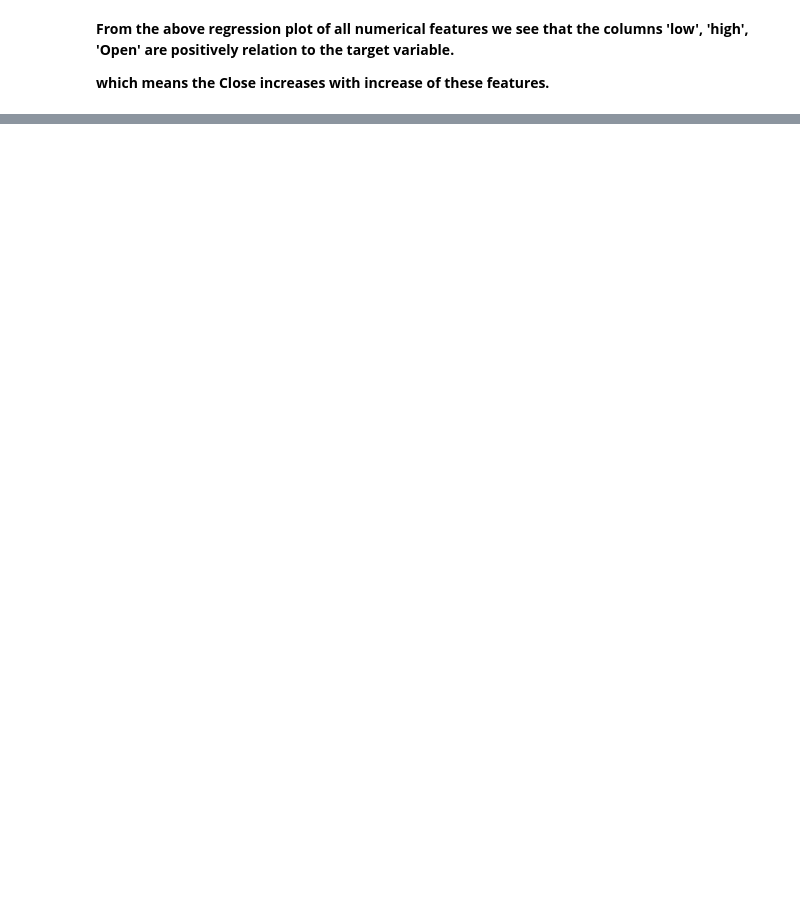
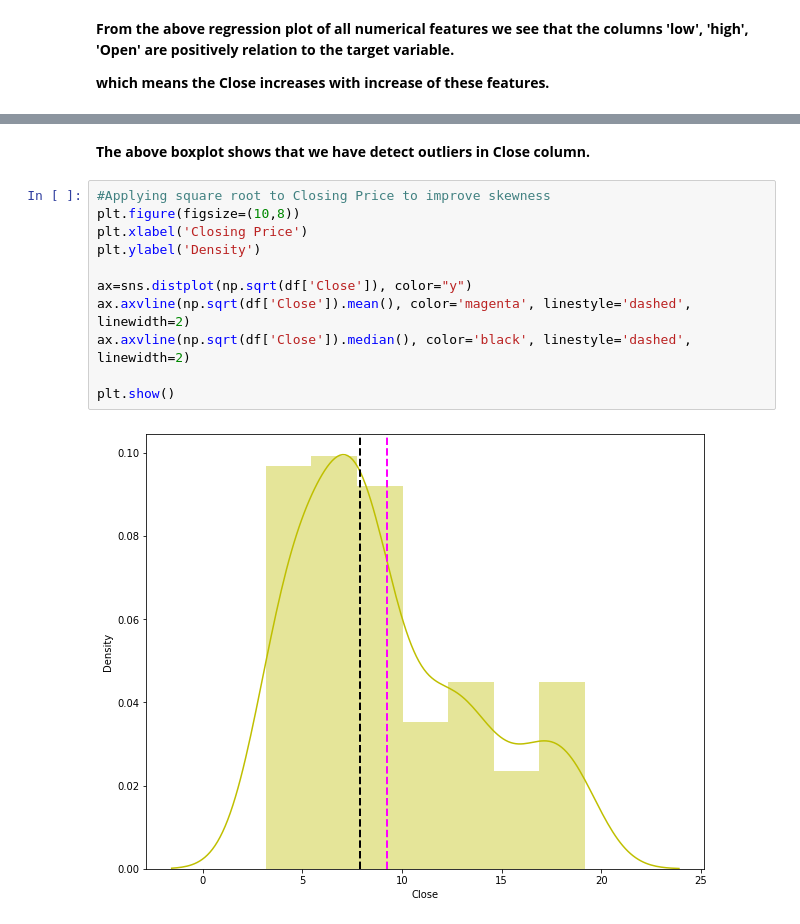
Before and after one commit to niteshgajakosh/yes-Bank-Stock-Closing_Price_Prediction, a Jupyter notebook: Yes_Bank_Stock_Closing_Price_Prediction.ipynb, the cells around one changed output, grey strips where cells are left out. Cells and saved outputs as stored; diff of their text form; blank space fills up the shorter version.

```diff
--- a/Yes_Bank_Stock_Closing_Price_Prediction.ipynb
+++ b/Yes_Bank_Stock_Closing_Price_Prediction.ipynb
@@ -388,0 +414,15 @@ for col in numerical_features:
+# %% [markdown]
+**The above boxplot shows that we have detect outliers in Close column.**
+# %%
+#Applying square root to Closing Price to improve skewness
+plt.figure(figsize=(10,8))
+plt.xlabel('Closing Price')
+plt.ylabel('Density')
+
+ax=sns.distplot(np.sqrt(df['Close']), color="y")
+ax.axvline(np.sqrt(df['Close']).mean(), color='magenta', linestyle='dashed', linewidth=2)
+ax.axvline(np.sqrt(df['Close']).median(), color='black', linestyle='dashed', linewidth=2)
+
+plt.show()
+# %% [output]
+[figure, added]
```
Also changed, not shown: parts of 36 cells of this notebook.
